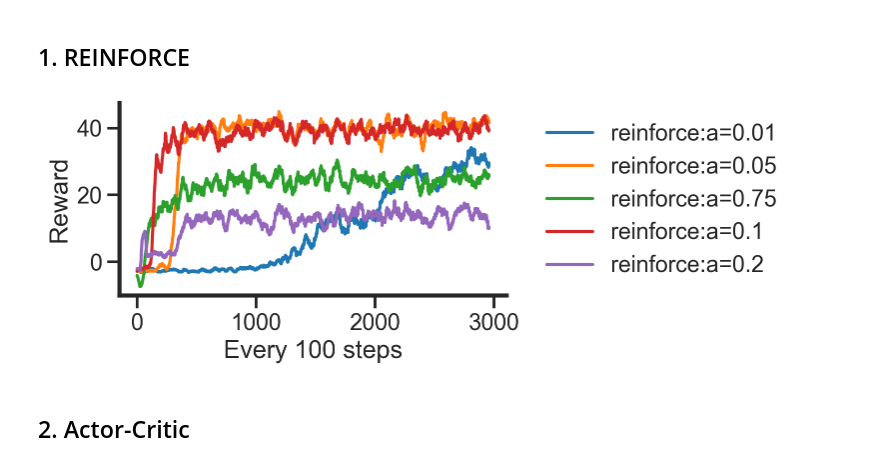
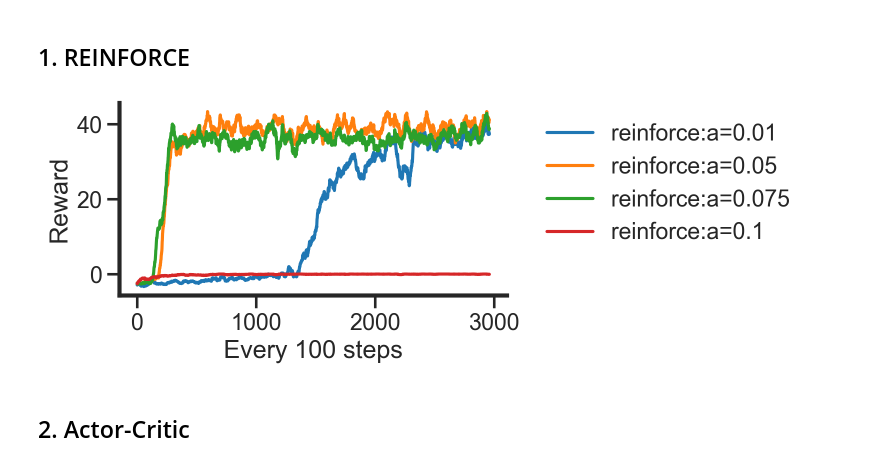
Before and after one commit to Ell08755/rl-workshop, a Jupyter notebook: 04_PG/04_PG_answer.ipynb, the cells around one changed output. Cells and saved outputs as stored; diff of their text form; code cells hidden in the pictures.

```diff
--- a/04_PG/04_PG_answer.ipynb
+++ b/04_PG/04_PG_answer.ipynb
@@ -124,26 +124,25 @@ def REINFORCE(env, policy_strategy, alpha=.1, gamma=.99,
                 break
 
         # update the policy
-        T = len(trajectory)
         for t, expr in enumerate(trajectory):
             s, a, r = expr
-            G = np.sum([gamma**(T-k-1)*i_expr[2] for k, i_expr in enumerate(trajectory[t:])])
+            G = np.sum([gamma**k*i_expr[2] for k, i_expr in enumerate(trajectory[t:])])
             policy.theta[s] += alpha*(gamma**t)*policy.log_grad(s, a)*G
 
     return policy.get_pi(), model_performance
 # %%
 # create the random policy
 seed = 1234
-for alpha in [.01, .05, .75, .1, .2]:
+for alpha in [.01, .05, .075, .1]:
     env = frozen_lake(seed=seed, Rscale=10)
     pi_re, mp_re = REINFORCE(env, policy_strategy=softmax_policy,
                             alpha=alpha,
                             seed=seed+1,
                             show_trajectory=False,
                             max_step_unit=3000)
     lr_curves[f'reinforce:a={alpha}'] = mp_re
 show_lr_curves(lr_curves)
 # %% [output]
-[figure, old version]
+[figure, new version]
 # %%
 ## remove the variants other than the best one
```
Also changed, not shown: parts of 5 cells of this notebook, 3 other files.
